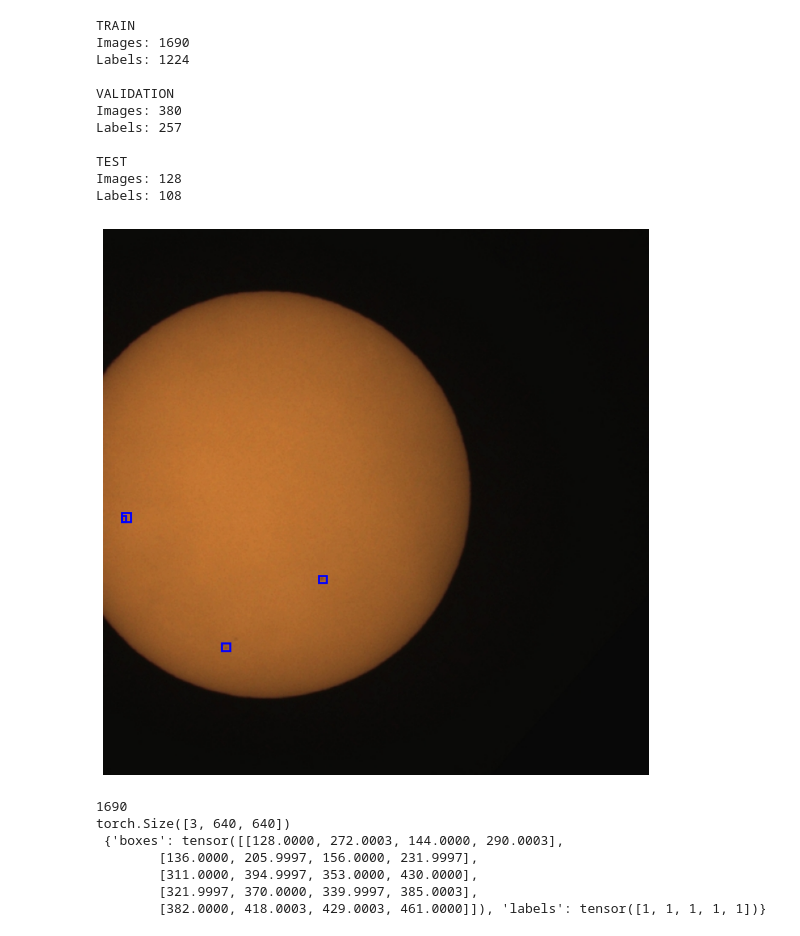
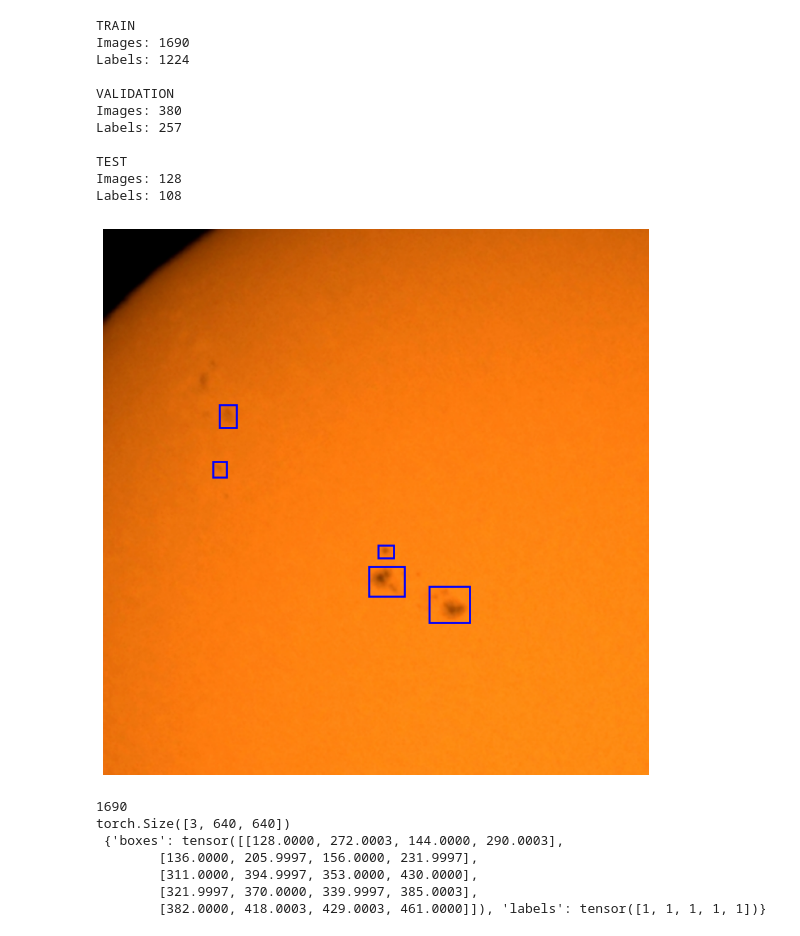
Before and after one commit to mahashreeajmeri/Sunspot_Detection-CV, a Jupyter notebook: main_code.ipynb, the cells around one changed output. Cells and saved outputs as stored; diff of their text form; code cells hidden in the pictures.

```diff
--- a/main_code.ipynb
+++ b/main_code.ipynb
@@ -33,24 +33,24 @@ Labels: 108
 # %%
 # CHECK ANNOTATIONS ON IMAGE
 
 from src.dataset_utils import visualize_annotations
 
 train_images= PROJECT_DIR / "SunspotsYoloDataset" / "train" / "images"
 train_labels= PROJECT_DIR / "SunspotsYoloDataset"/ "train" / "labels"
 
 valid_images= PROJECT_DIR / "SunspotsYoloDataset" / "valid" / "images"
 valid_labels= PROJECT_DIR / "SunspotsYoloDataset"/ "valid" / "labels"
 
 test_images= PROJECT_DIR / "SunspotsYoloDataset" / "test" / "images"
 test_labels= PROJECT_DIR / "SunspotsYoloDataset"/ "test" / "labels"
 
 image_files = sorted(train_images.glob("*.jpg"))
-first_image = image_files[3]
+first_image = image_files[0]
 first_label = train_labels / f"{first_image.stem}.txt"
 
 visualize_annotations(first_image, first_label)
 # %% [output]
-[figure, old version]
+[figure, new version]
 # %%
 # create train dataset
 from src.dataset import SunspotDataset
```
Also changed, not shown: parts of 1 cell of this notebook, 1 other file.
